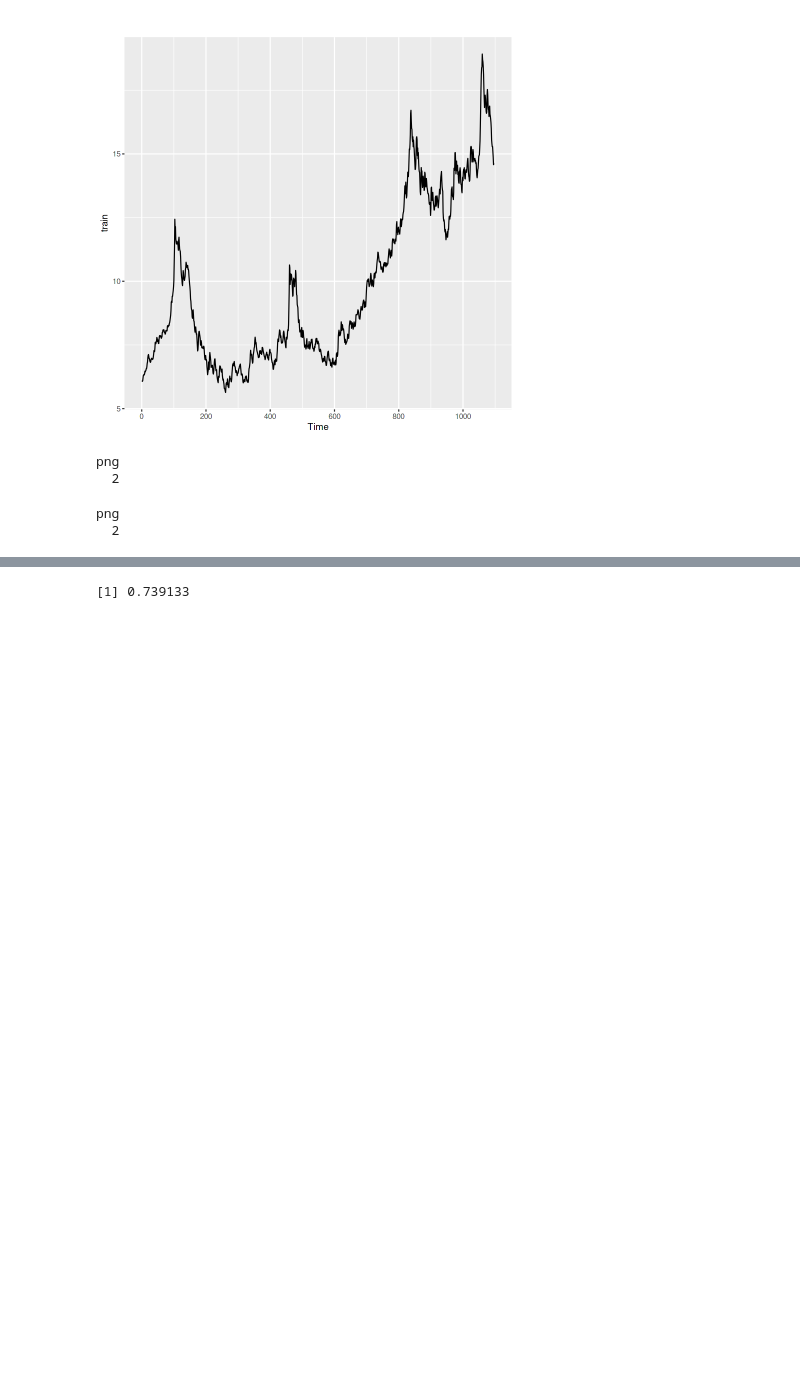
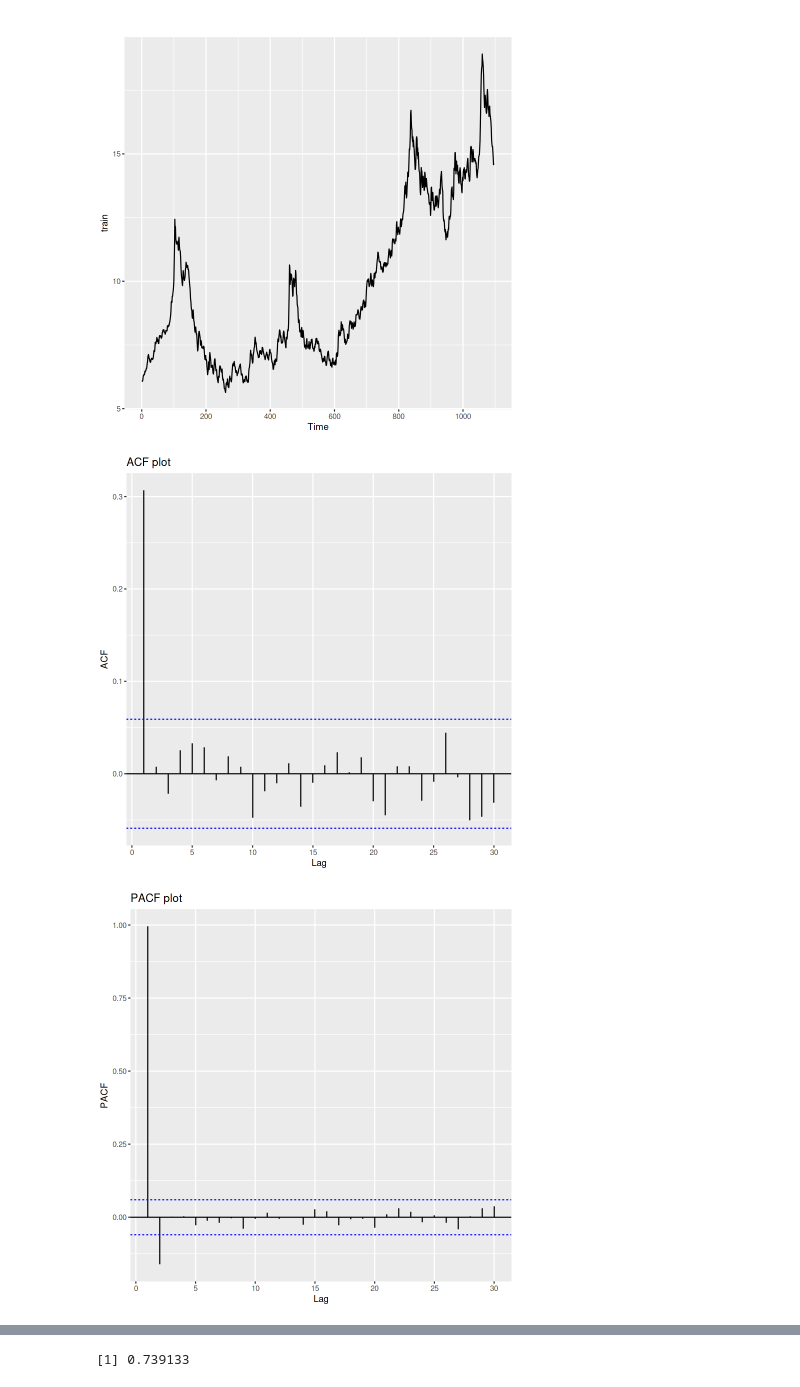
Before and after one commit to siddhartha2001/hybrid-models, a Jupyter notebook: codes/southafrica-ts.ipynb, the cells around one changed output, grey strips where cells are left out. Saved outputs shown, nothing was run; the diff lists cells and outputs as text; code cells hidden in the pictures; blank space fills up the shorter version.

```diff
--- a/codes/southafrica-ts.ipynb
+++ b/codes/southafrica-ts.ipynb
@@ -253,20 +220,13 @@ autoplot(train)
 # %%
 #ACF & PACF plots
 #diffcase=ndiffs(train)
 diffset = diff(train, differences = ndiffs(train))
 
-jpeg(file="ACF_SA.jpeg")
 ggAcf(diffset) +
   ggtitle("ACF plot")
-dev.off()
-
-jpeg(file="PACF_SA.jpeg")
 
 ggPacf(train) +
   ggtitle("PACF plot")
-dev.off()
 # %% [output]
-png
-  2
-png
-  2
+[figure, added]
+[figure, added]
```
Also changed, not shown: parts of 36 cells of this notebook.
